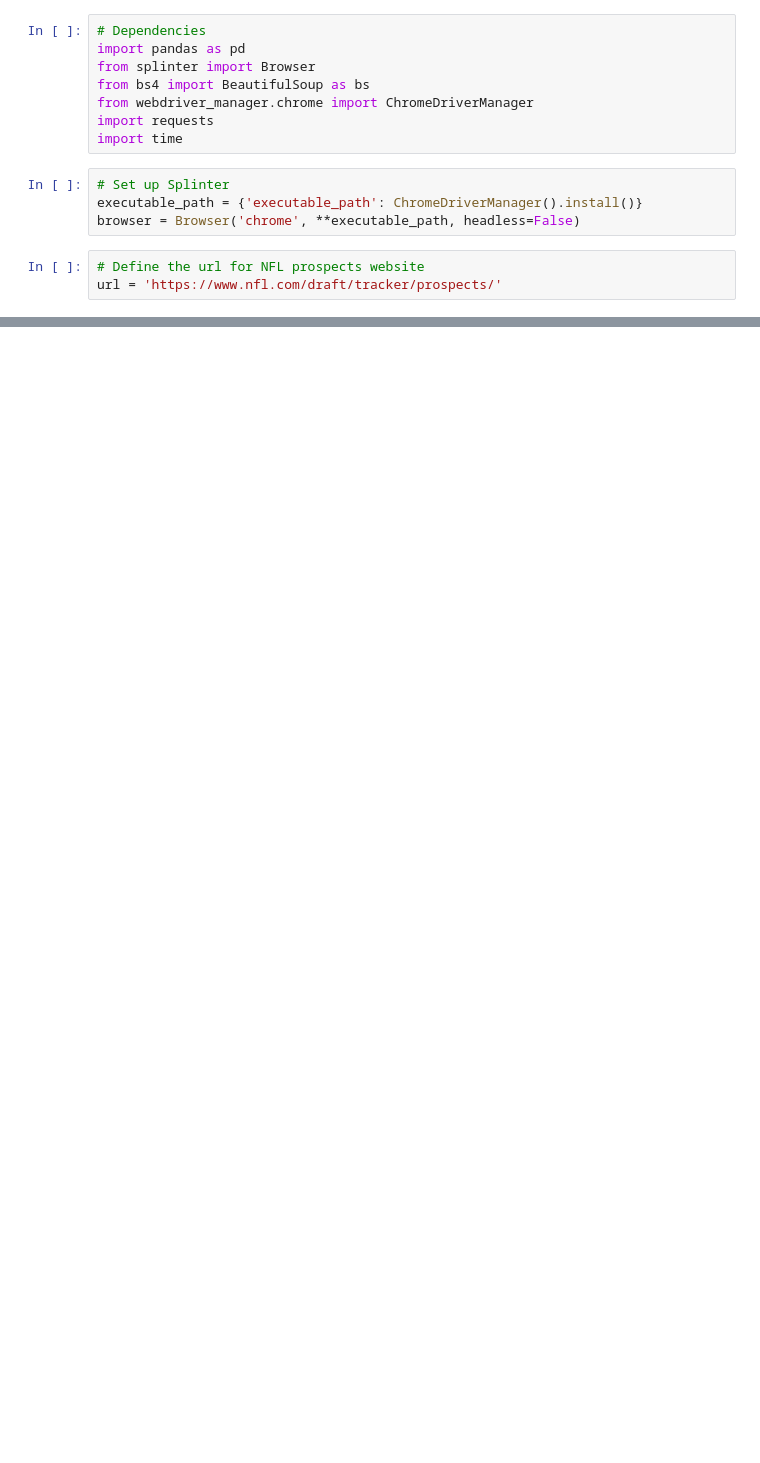
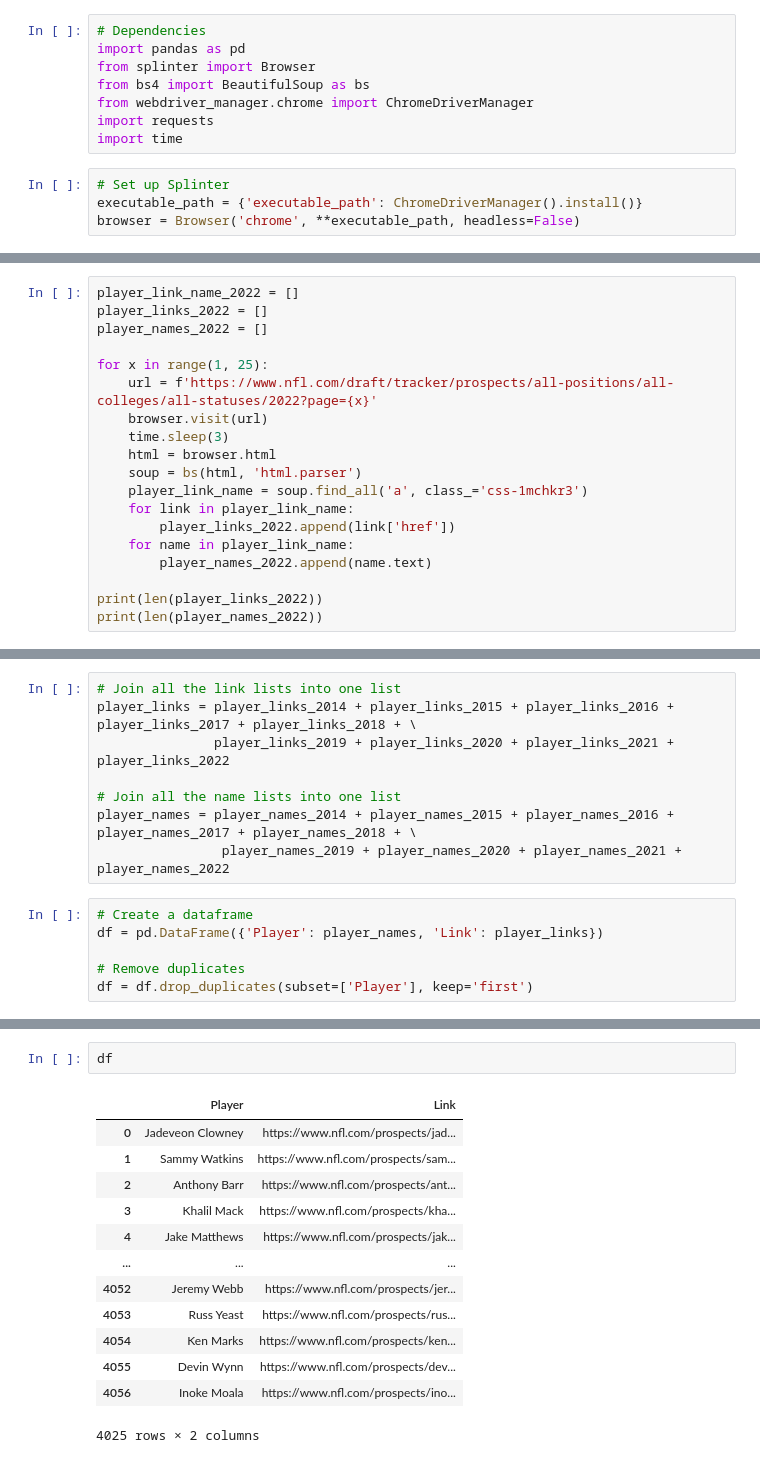
Before and after one commit to tbryan2/nfl-prospects-nlp, a Jupyter notebook: scraper.ipynb, the cells around one changed output, grey strips where cells are left out. Cells and saved outputs as stored; diff of their text form; blank space fills up the shorter version.

Commit message:
Checking in, got scraping to work for names and links

```diff
--- a/scraper.ipynb
+++ b/scraper.ipynb
@@ -10,6 +10,3 @@ import time
 # Set up Splinter
 executable_path = {'executable_path': ChromeDriverManager().install()}
 browser = Browser('chrome', **executable_path, headless=False)
-# %%
-# Define the url for NFL prospects website
-url = 'https://www.nfl.com/draft/tracker/prospects/'
@@ -67,0 +187,19 @@ player_urls
+# %%
+player_link_name_2022 = []
+player_links_2022 = []
+player_names_2022 = []
+
+for x in range(1, 25):
+    url = f'https://www.nfl.com/draft/tracker/prospects/all-positions/all-colleges/all-statuses/2022?page={x}'
+    browser.visit(url)
+    time.sleep(3)
+    html = browser.html
+    soup = bs(html, 'html.parser')
+    player_link_name = soup.find_all('a', class_='css-1mchkr3')
+    for link in player_link_name:
+        player_links_2022.append(link['href'])
+    for name in player_link_name:
+        player_names_2022.append(name.text)
+
+print(len(player_links_2022))
+print(len(player_names_2022))
@@ -67,0 +209,14 @@ player_urls
+# %%
+# Join all the link lists into one list
+player_links = player_links_2014 + player_links_2015 + player_links_2016 + player_links_2017 + player_links_2018 + \
+               player_links_2019 + player_links_2020 + player_links_2021 + player_links_2022
+
+# Join all the name lists into one list
+player_names = player_names_2014 + player_names_2015 + player_names_2016 + player_names_2017 + player_names_2018 + \
+                player_names_2019 + player_names_2020 + player_names_2021 + player_names_2022
+# %%
+# Create a dataframe
+df = pd.DataFrame({'Player': player_names, 'Link': player_links})
+
+# Remove duplicates
+df = df.drop_duplicates(subset=['Player'], keep='first')
@@ -67,0 +237,16 @@ player_urls
+# %%
+df
+# %% [output]
+|  | Player | Link |
+| 0 | Jadeveon Clowney | https://www.nfl.com/prospects/jad... |
+| 1 | Sammy Watkins | https://www.nfl.com/prospects/sam... |
+| 2 | Anthony Barr | https://www.nfl.com/prospects/ant... |
+| 3 | Khalil Mack | https://www.nfl.com/prospects/kha... |
+| 4 | Jake Matthews | https://www.nfl.com/prospects/jak... |
+| ... | ... | ... |
+| 4052 | Jeremy Webb | https://www.nfl.com/prospects/jer... |
+| 4053 | Russ Yeast | https://www.nfl.com/prospects/rus... |
+| 4054 | Ken Marks | https://www.nfl.com/prospects/ken... |
+| 4055 | Devin Wynn | https://www.nfl.com/prospects/dev... |
+| 4056 | Inoke Moala | https://www.nfl.com/prospects/ino... |
+4025 rows × 2 columns
```
Also changed, not shown: parts of 17 cells of this notebook.
